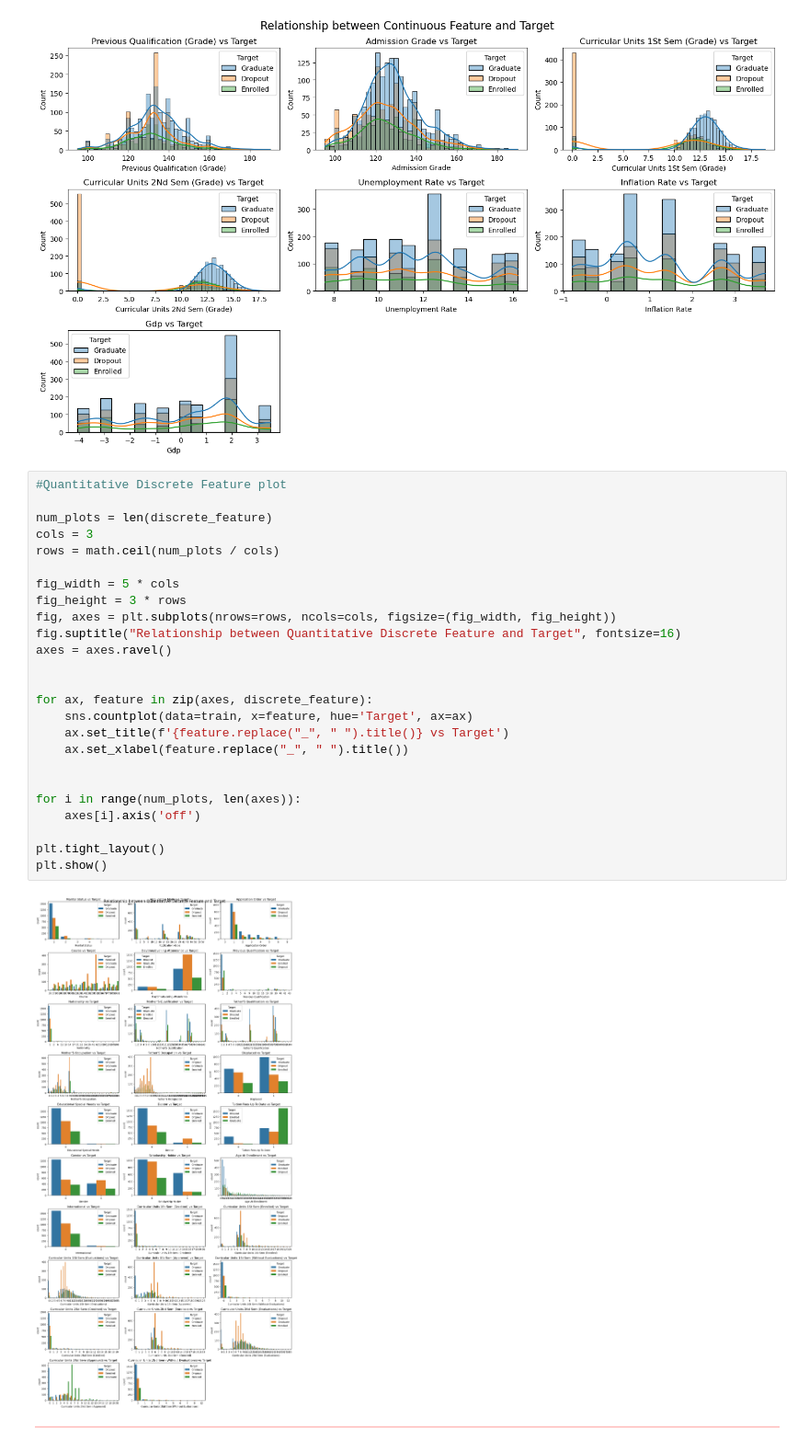
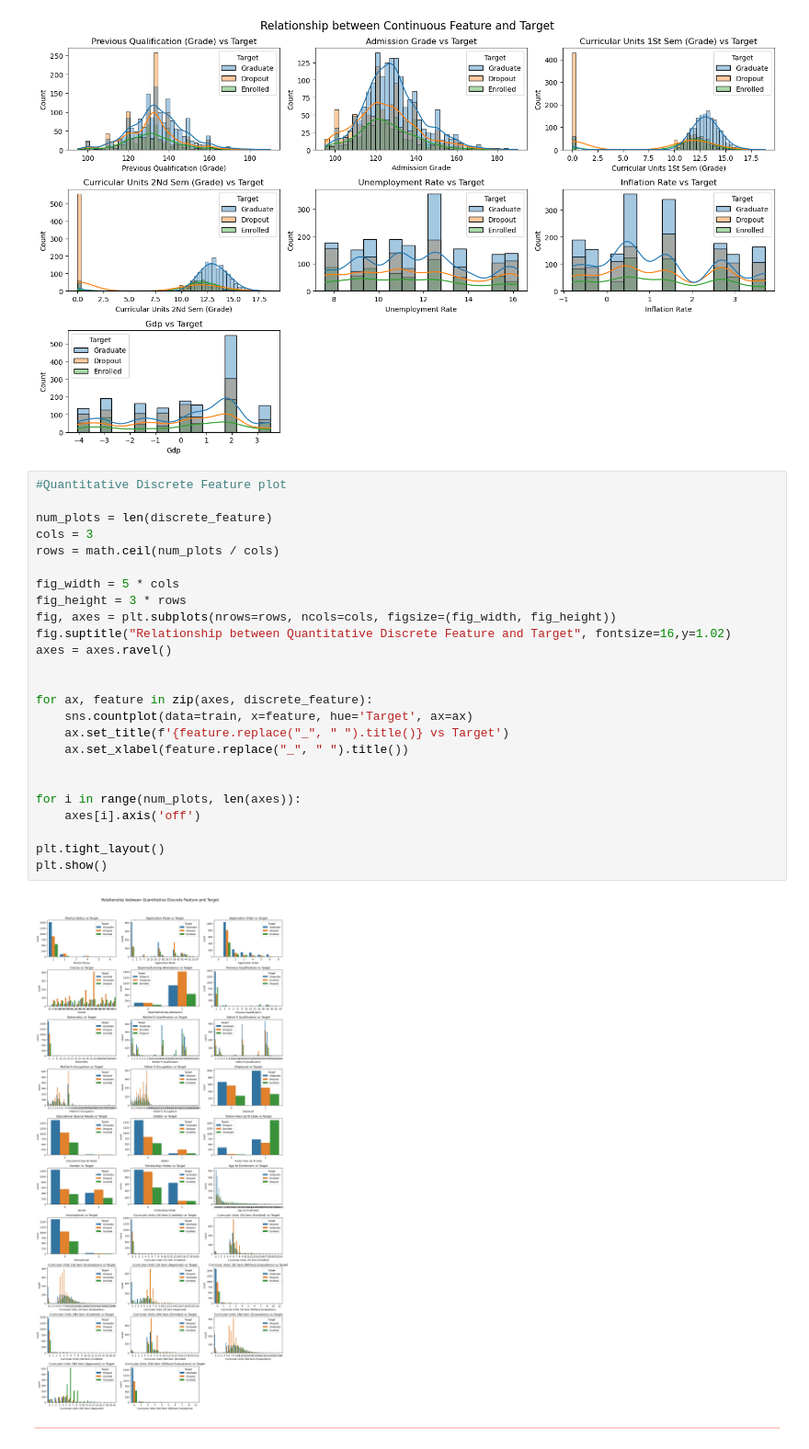
Before and after one commit to Siri-Gith1/CSCI109A_HW5, a Jupyter notebook: cs1090a_hw5.ipynb, the cells around one changed output. Shown at 92% size. Saved outputs shown, nothing was run; the diff lists cells and outputs as text.

```diff
--- a/cs1090a_hw5.ipynb
+++ b/cs1090a_hw5.ipynb
@@ -300,30 +356,30 @@ plt.show()
 # %%
 #Quantitative Discrete Feature plot
 
 num_plots = len(discrete_feature)
 cols = 3
 rows = math.ceil(num_plots / cols)
 
 fig_width = 5 * cols
 fig_height = 3 * rows
 fig, axes = plt.subplots(nrows=rows, ncols=cols, figsize=(fig_width, fig_height))
-fig.suptitle("Relationship between Quantitative Discrete Feature and Target", fontsize=16)
+fig.suptitle("Relationship between Quantitative Discrete Feature and Target", fontsize=16,y=1.02)
 axes = axes.ravel()
 
 
 for ax, feature in zip(axes, discrete_feature):
     sns.countplot(data=train, x=feature, hue='Target', ax=ax)
     ax.set_title(f'{feature.replace("_", " ").title()} vs Target')
     ax.set_xlabel(feature.replace("_", " ").title())
 
 
 for i in range(num_plots, len(axes)):
     axes[i].axis('off')
 
 plt.tight_layout()
 plt.show()
 # %% [output]
-[figure, old version]
+[figure, new version]
 # %% [markdown]
 <div class="highlight-box" style="border: 1px solid #ffcccb; background-color: #ffcccb; height: 5px;"></div>
 # %% [markdown]
```
Also changed, not shown: parts of 6 cells of this notebook.
